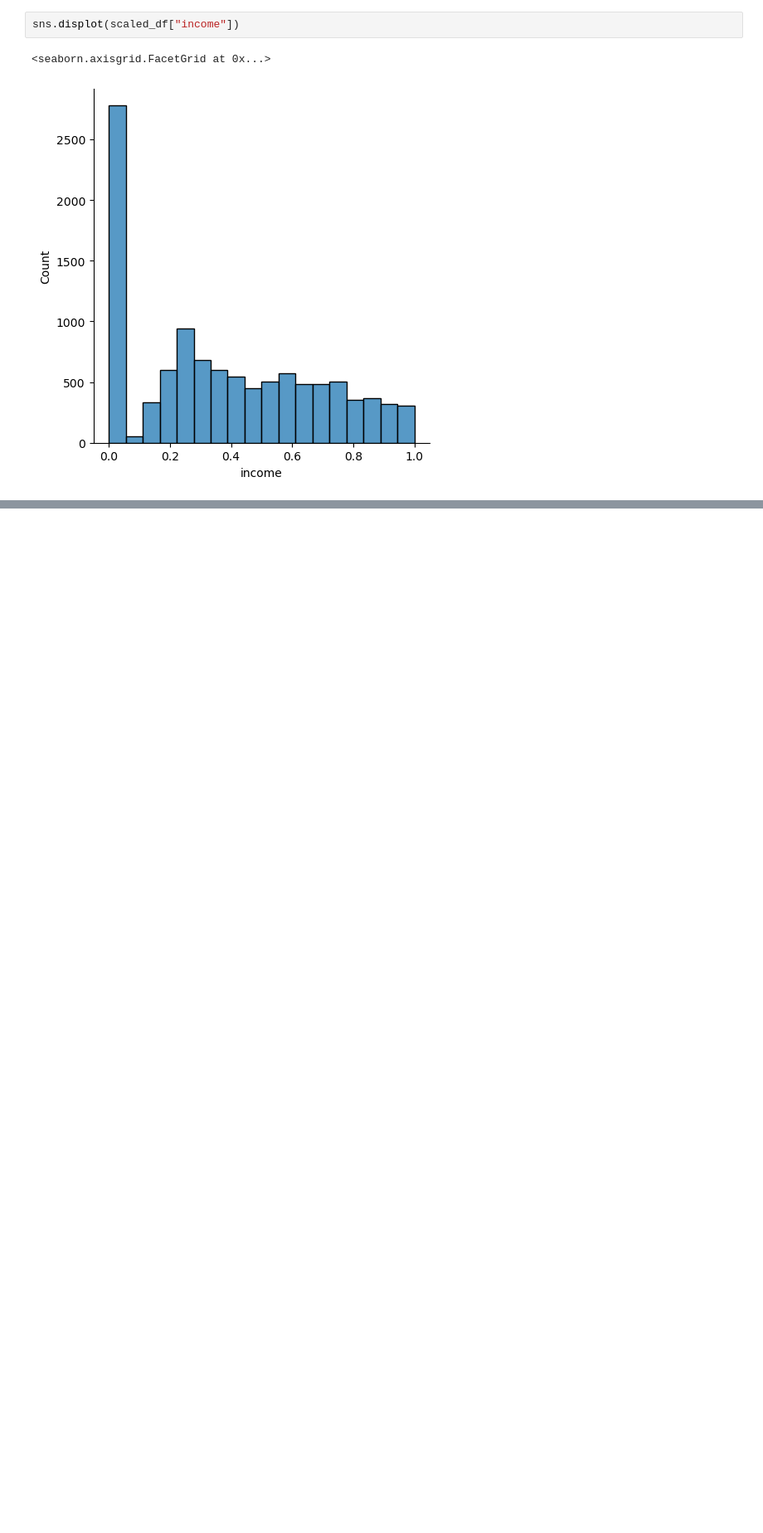
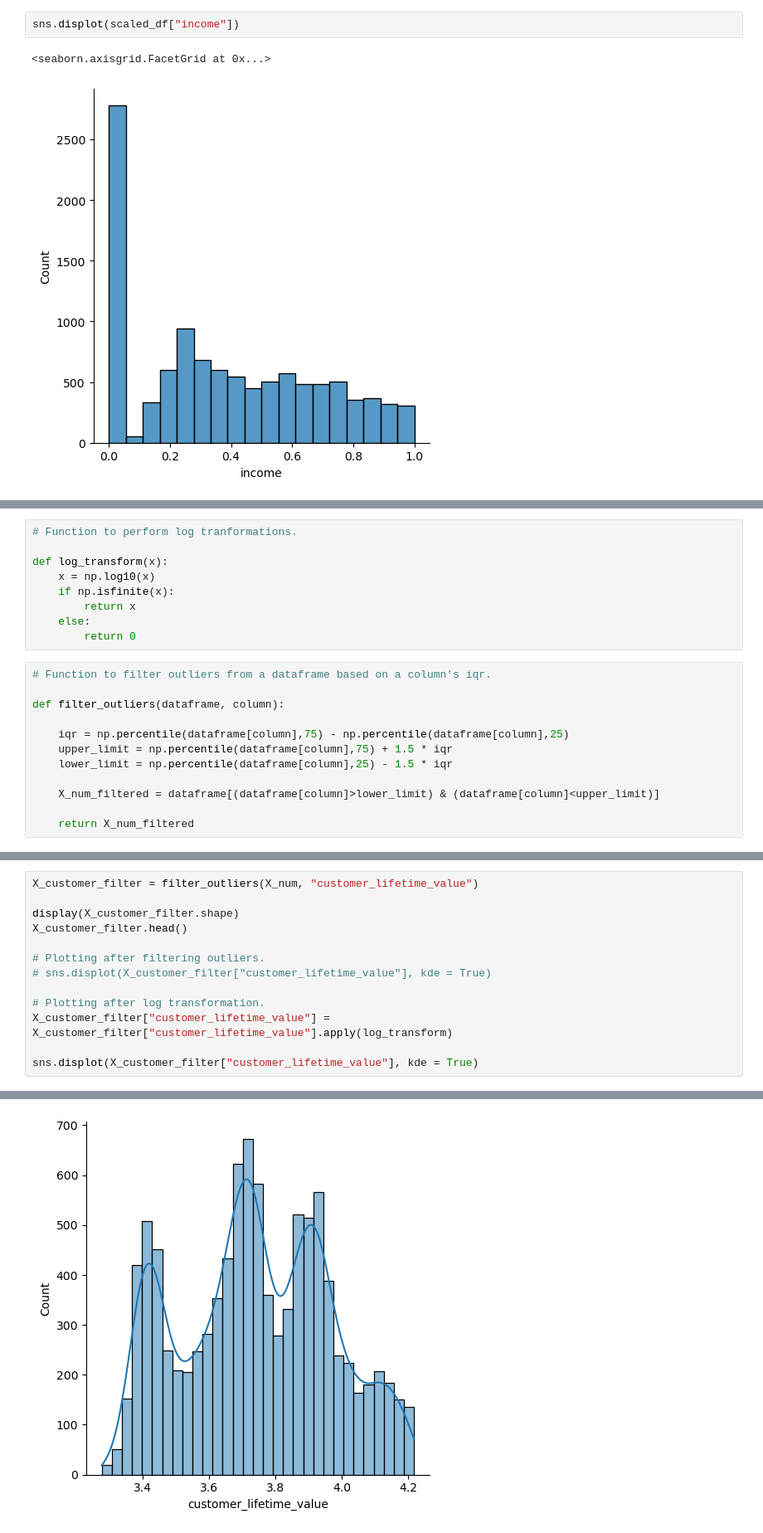
Before and after one commit to vrushali92/lab-customer-analysis-round-2, a Jupyter notebook: files_for_lab/csv_files/Customer_Analysis_Round_2_3_4.ipynb, the cells around one changed output, grey strips where cells are left out. Shown at 83% size. Drawn from its saved outputs; the diff is of its cells as text; blank space fills up the shorter version.

```diff
--- a/files_for_lab/csv_files/Customer_Analysis_Round_2_3_4.ipynb
+++ b/files_for_lab/csv_files/Customer_Analysis_Round_2_3_4.ipynb
@@ -1076,0 +1156,21 @@ Insight: The difference between MEA and MSE also seems to be quite reasonable. S
+# %%
+# Function to perform log tranformations.
+
+def log_transform(x):
+    x = np.log10(x)
+    if np.isfinite(x):
+        return x
+    else:
+        return 0
+# %%
+# Function to filter outliers from a dataframe based on a column's iqr.
+
+def filter_outliers(dataframe, column):
+
+    iqr = np.percentile(dataframe[column],75) - np.percentile(dataframe[column],25)
+    upper_limit = np.percentile(dataframe[column],75) + 1.5 * iqr
+    lower_limit = np.percentile(dataframe[column],25) - 1.5 * iqr
+
+    X_num_filtered = dataframe[(dataframe[column]>lower_limit) & (dataframe[column]<upper_limit)]
+
+    return X_num_filtered
@@ -1076,0 +1193,14 @@ Insight: The difference between MEA and MSE also seems to be quite reasonable. S
+# %%
+X_customer_filter = filter_outliers(X_num, "customer_lifetime_value")
+
+display(X_customer_filter.shape)
+X_customer_filter.head()
+
+# Plotting after filtering outliers.
+# sns.displot(X_customer_filter["customer_lifetime_value"], kde = True)
+
+# Plotting after log transformation.
+X_customer_filter["customer_lifetime_value"] = X_customer_filter["customer_lifetime_value"].apply(log_transform)
+
+sns.displot(X_customer_filter["customer_lifetime_value"], kde = True)
+# %% [output]
@@ -1076,0 +1214 @@ Insight: The difference between MEA and MSE also seems to be quite reasonable. S
+[figure, added]
```
Also changed, not shown: parts of 89 cells of this notebook.
